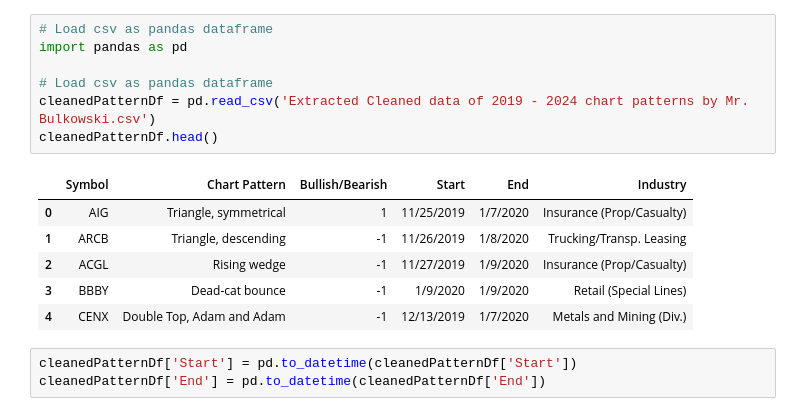
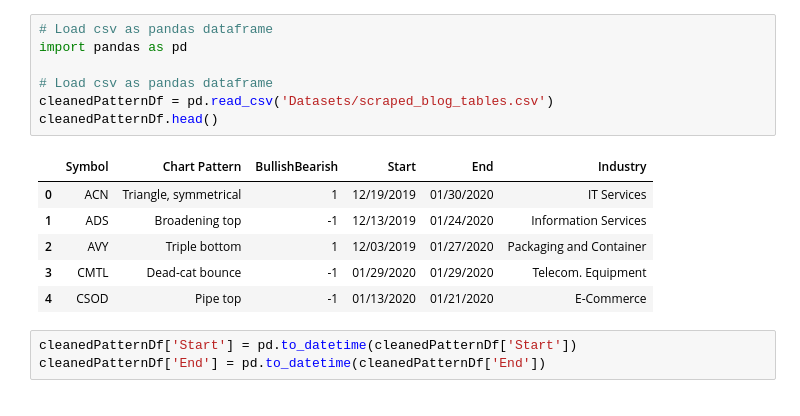
Before and after one commit to Ginushmal/Candlestick-Chart-Pattern-Detection-FYP, a Jupyter notebook: DatasetCreation.ipynb, the cells around one changed output. Drawn from its saved outputs; the diff is of its cells as text.

```diff
--- a/DatasetCreation.ipynb
+++ b/DatasetCreation.ipynb
@@ -1,17 +1,17 @@
 # %%
 # Load csv as pandas dataframe
 import pandas as pd
 
 # Load csv as pandas dataframe
-cleanedPatternDf = pd.read_csv('Extracted Cleaned data of 2019 - 2024 chart patterns by Mr. Bulkowski.csv')
+cleanedPatternDf = pd.read_csv('Datasets/scraped_blog_tables.csv')
 cleanedPatternDf.head()
 # %% [output]
-|  | Symbol | Chart Pattern | Bullish/Bearish | Start | End | Industry |
-| 0 | AIG | Triangle, symmetrical | 1 | 11/25/2019 | 1/7/2020 | Insurance (Prop/Casualty) |
-| 1 | ARCB | Triangle, descending | -1 | 11/26/2019 | 1/8/2020 | Trucking/Transp. Leasing |
-| 2 | ACGL | Rising wedge | -1 | 11/27/2019 | 1/9/2020 | Insurance (Prop/Casualty) |
-| 3 | BBBY | Dead-cat bounce | -1 | 1/9/2020 | 1/9/2020 | Retail (Special Lines) |
-| 4 | CENX | Double Top, Adam and Adam | -1 | 12/13/2019 | 1/7/2020 | Metals and Mining (Div.) |
+|  | Symbol | Chart Pattern | BullishBearish | Start | End | Industry |
+| 0 | ACN | Triangle, symmetrical | 1 | 12/19/2019 | 01/30/2020 | IT Services |
+| 1 | ADS | Broadening top | -1 | 12/13/2019 | 01/24/2020 | Information Services |
+| 2 | AVY | Triple bottom | 1 | 12/03/2019 | 01/27/2020 | Packaging and Container |
+| 3 | CMTL | Dead-cat bounce | -1 | 01/29/2020 | 01/29/2020 | Telecom. Equipment |
+| 4 | CSOD | Pipe top | -1 | 01/13/2020 | 01/21/2020 | E-Commerce |
 # %%
 cleanedPatternDf['Start'] = pd.to_datetime(cleanedPatternDf['Start'])
 cleanedPatternDf['End'] = pd.to_datetime(cleanedPatternDf['End'])
```
Also changed, not shown: parts of 13 cells of this notebook, 4 other files.
